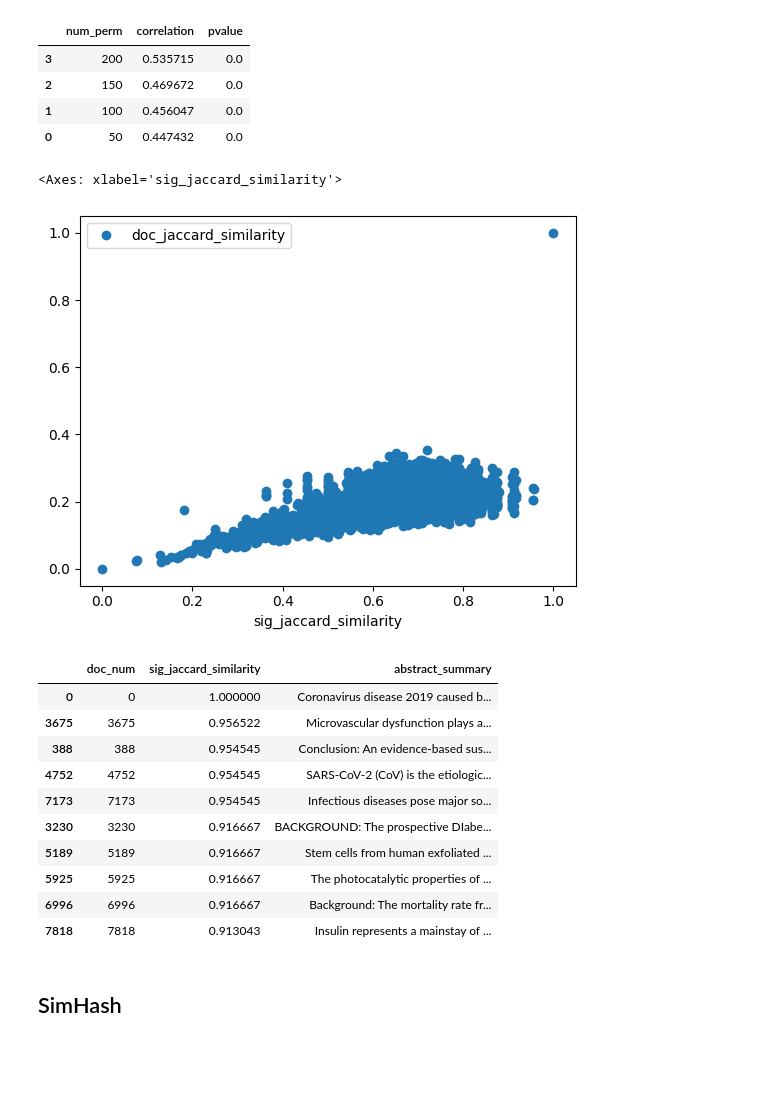
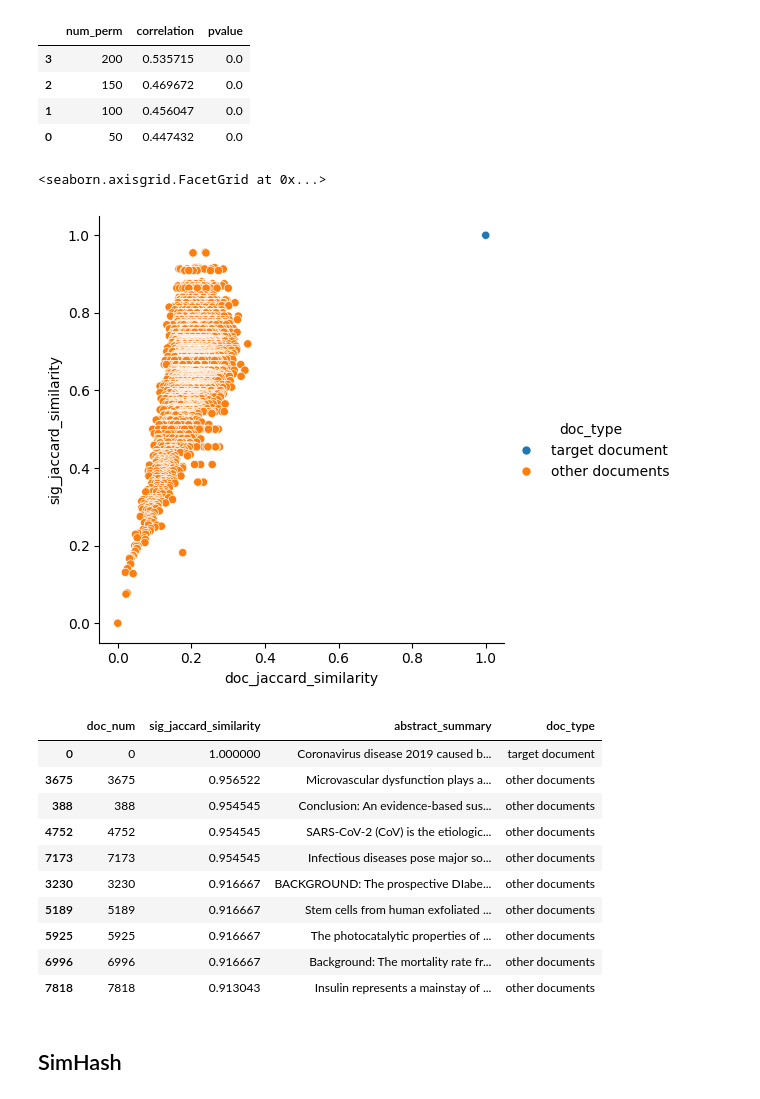
Before and after one commit to pywong-polyu/COMP5434-Big-Data-Computing, a Jupyter notebook: COMP5434_projecty.ipynb, the cells around one changed output. Saved outputs shown, nothing was run; the diff lists cells and outputs as text; code cells hidden in the pictures; blank space fills up the shorter version.

Commit message:
target document plot with different color, Doc2Vec add similarity score

```diff
--- a/COMP5434_projecty.ipynb
+++ b/COMP5434_projecty.ipynb
@@ -107,33 +35,2 @@ TSNE Visualization
-# %%
-from sklearn.manifold import TSNE
-from matplotlib import pyplot as plt
-import seaborn as sns
-
-tsne = TSNE(verbose=1,perplexity=50) # Change perplexity from 100 to 50 per FAQ
-X_embedded = tsne.fit_transform(X.toarray())
-
-# sns setting
-sns.set(rc={'figure.figsize':(15,15)})
-
-# color
-palette = sns.color_palette('bright',1)
-
-# plot
-sns.scatterplot(x=X_embedded[:,0],y=X_embedded[:,1],palette=palette)
-plt.title('t-SNE with no Labels')
-plt.savefig('t-sne_covid19.png')
-plt.show()
-# %%
-# sns settings
-sns.set(rc={'figure.figsize':(13,9)})
-
-# color
-palette = sns.color_palette(20,l=4,s=0.9)
-
-# plot
-sns.scatterplot(x=X_embedded[:,0],y=X_embedded[:,1],hue=y_pred, legend='full',palette=palette)
-plt.title('t-SNE with Kmeans Labels')
-plt.savefig('improved_cluster_tsne.png')
-plt.show()
 # %% [markdown]
 # Histogram of year / journal
@@ -213,6 +54,10 @@ Import library used for this section
 from similarity_analysis import *
 # %% [markdown]
 Define characteristic matrix by tokenizing the processed text
+# %%
+# Label the document is the target or not
+df['doc_type'] = 'other documents'
+df.at[target_doc_num,'doc_type'] = 'target document'
 # %%
 # Build feature with token count
 count_vectorizer = CountVectorizer(max_features=feature_size)
@@ -249,24 +94,25 @@ minhash_fine_turn_result
 # %%
 optimal_perm_num = int(minhash_fine_turn_result.sort_values(by=['correlation'],ascending=False).head(1)['num_perm'].values)
 minhash_result = permutation_dict[optimal_perm_num]
-minhash_result.plot(x='sig_jaccard_similarity', y='doc_jaccard_similarity', style='o')
+# minhash_result.plot(x='sig_jaccard_similarity', y='doc_jaccard_similarity', style='o')
+sns.relplot(data=minhash_result,x='doc_jaccard_similarity', y='sig_jaccard_similarity', hue='doc_type')
 # %% [output]
-<Axes: xlabel='sig_jaccard_similarity'>
+<seaborn.axisgrid.FacetGrid at 0x...>
-[figure, old version]
+[figure, new version]
 # %%
-minhash_result[['doc_num','sig_jaccard_similarity','abstract_summary']].head(10)
+minhash_result[['doc_num','sig_jaccard_similarity','abstract_summary','doc_type']].head(10)
 # %% [output]
-|  | doc_num | sig_jaccard_similarity | abstract_summary |
-| 0 | 0 | 1.000000 | Coronavirus disease 2019 caused b... |
-| 3675 | 3675 | 0.956522 | Microvascular dysfunction plays a... |
-| 388 | 388 | 0.954545 | Conclusion: An evidence-based sus... |
-| 4752 | 4752 | 0.954545 | SARS-CoV-2 (CoV) is the etiologic... |
-| 7173 | 7173 | 0.954545 | Infectious diseases pose major so... |
-| 3230 | 3230 | 0.916667 | BACKGROUND: The prospective DIabe... |
-| 5189 | 5189 | 0.916667 | Stem cells from human exfoliated ... |
-| 5925 | 5925 | 0.916667 | The photocatalytic properties of ... |
-| 6996 | 6996 | 0.916667 | Background: The mortality rate fr... |
-| 7818 | 7818 | 0.913043 | Insulin represents a mainstay of ... |
+|  | doc_num | sig_jaccard_similarity | abstract_summary | doc_type |
+| 0 | 0 | 1.000000 | Coronavirus disease 2019 caused b... | target document |
+| 3675 | 3675 | 0.956522 | Microvascular dysfunction plays a... | other documents |
+| 388 | 388 | 0.954545 | Conclusion: An evidence-based sus... | other documents |
+| 4752 | 4752 | 0.954545 | SARS-CoV-2 (CoV) is the etiologic... | other documents |
+| 7173 | 7173 | 0.954545 | Infectious diseases pose major so... | other documents |
+| 3230 | 3230 | 0.916667 | BACKGROUND: The prospective DIabe... | other documents |
+| 5189 | 5189 | 0.916667 | Stem cells from human exfoliated ... | other documents |
+| 5925 | 5925 | 0.916667 | The photocatalytic properties of ... | other documents |
+| 6996 | 6996 | 0.916667 | Background: The mortality rate fr... | other documents |
+| 7818 | 7818 | 0.913043 | Insulin represents a mainstay of ... | other documents |
 # %% [markdown]
 ## SimHash
 # %% [markdown]
```
Also changed, not shown: parts of 19 cells of this notebook, 1 other file.
